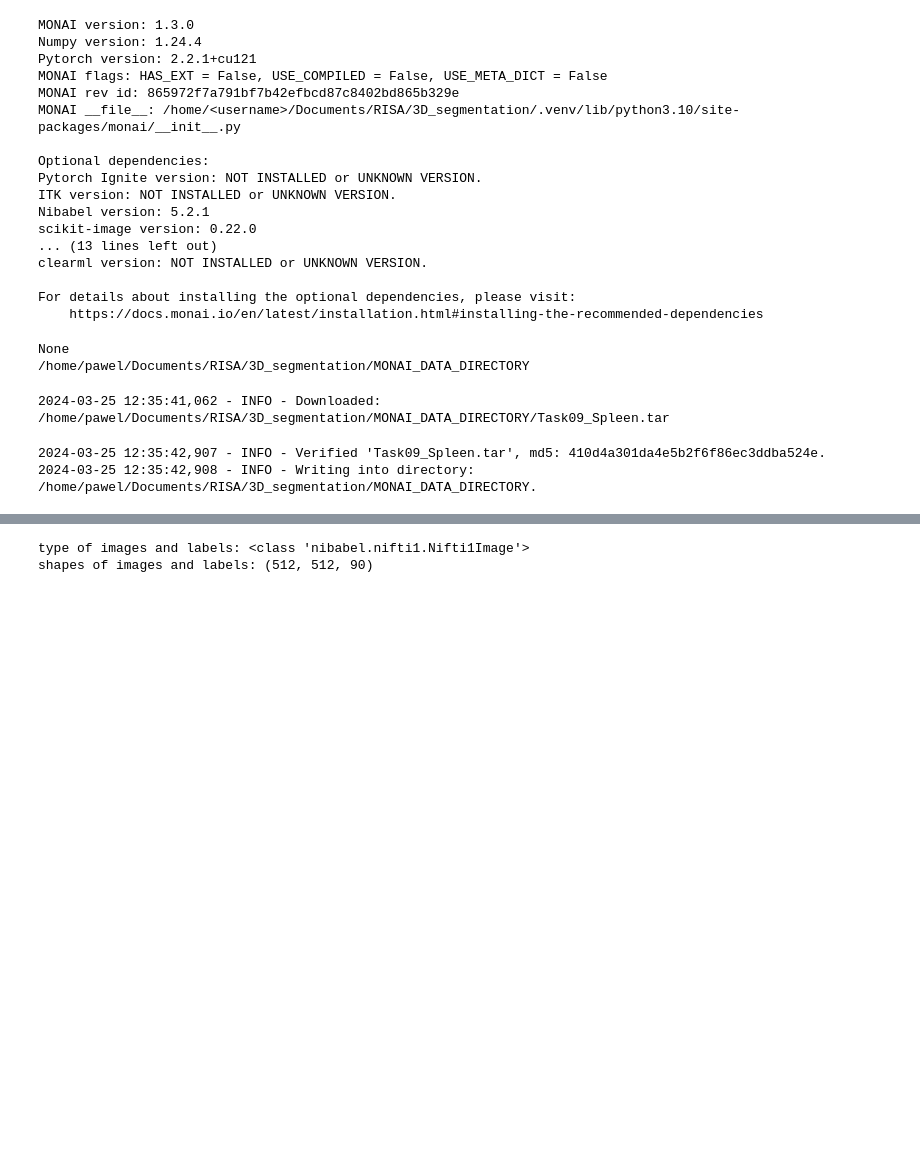
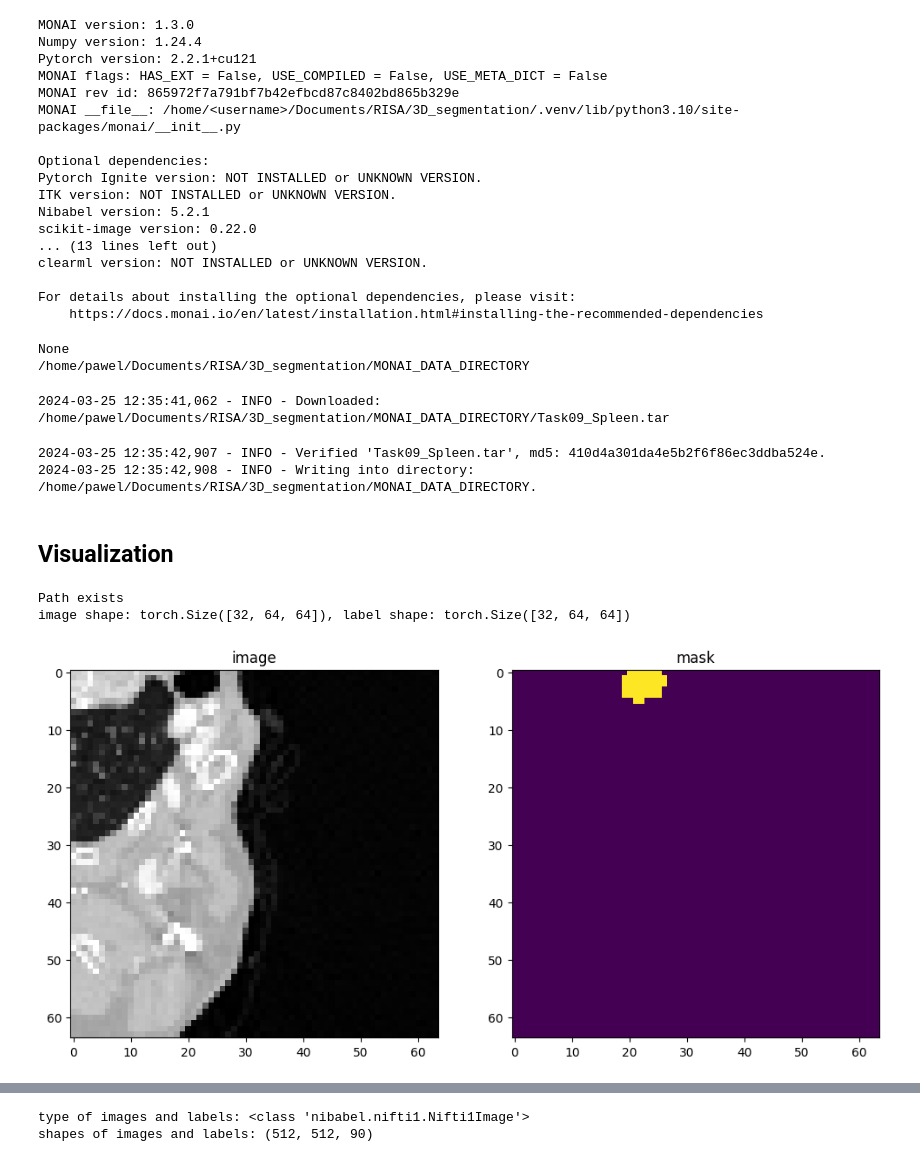
Before and after one commit to pawel-gawron/3D_segmentation, a Jupyter notebook: model_segmentation/airway_segment_monai.ipynb, the cells around one changed output, grey strips where cells are left out. Drawn from its saved outputs; the diff is of its cells as text; code cells hidden in the pictures; blank space fills up the shorter version.

Commit message:
maintenance
add visualization and move datamodule outside the model class

```diff
--- a/model_segmentation/airway_segment_monai.ipynb
+++ b/model_segmentation/airway_segment_monai.ipynb
@@ -318,0 +190,30 @@ class Net(pytorch_lightning.LightningModule):
+# %% [markdown]
+## Visualization
+# %%
+dataModule = CTDataModule()
+dataModule.prepare_data()
+dataModule.setup('fit')
+val_dataset = dataModule.val_ds
+
+object_number = random.randint(0, len(val_dataset)-1)
+
+image, mask = val_dataset.__getitem__(object_number)
+image = image.squeeze(0)
+mask = mask.squeeze(0)
+
+slice_number = random.randint(0, image.shape[0]-1)
+
+print(f"image shape: {image.shape}, label shape: {mask.shape}")
+# plot the slice [:, :, 80]
+plt.figure("check", (12, 6))
+plt.subplot(1, 2, 1)
+plt.title("image")
+plt.imshow(image[slice_number, :, :], cmap="gray")
+plt.subplot(1, 2, 2)
+plt.title("mask")
+plt.imshow(mask[slice_number, :, :])
+plt.show()
+# %% [output]
+Path exists
+image shape: torch.Size([32, 64, 64]), label shape: torch.Size([32, 64, 64])
+[figure, added]
```
Also changed, not shown: parts of 5 cells of this notebook.
